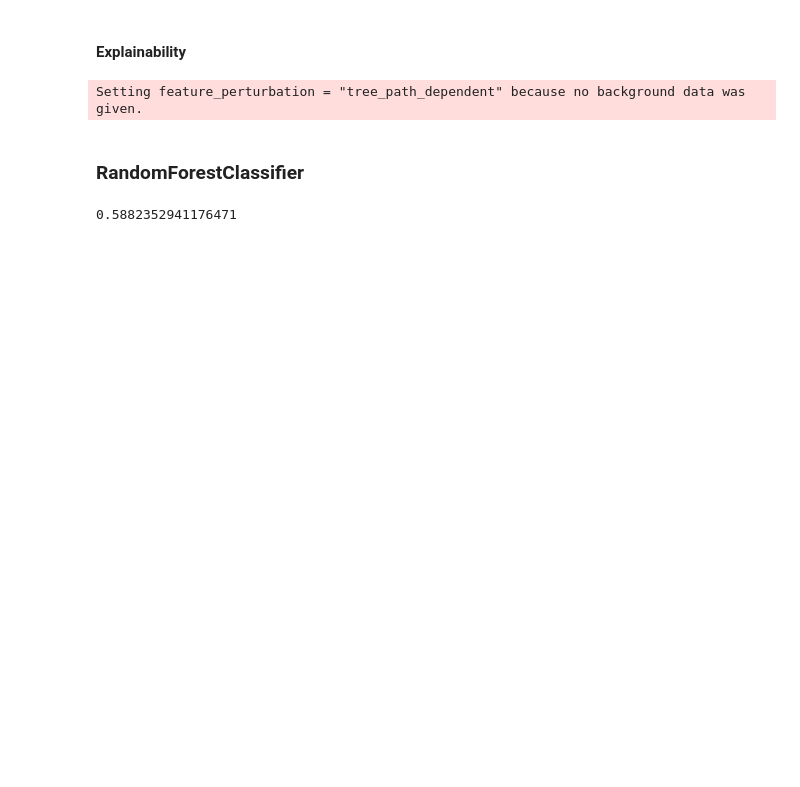
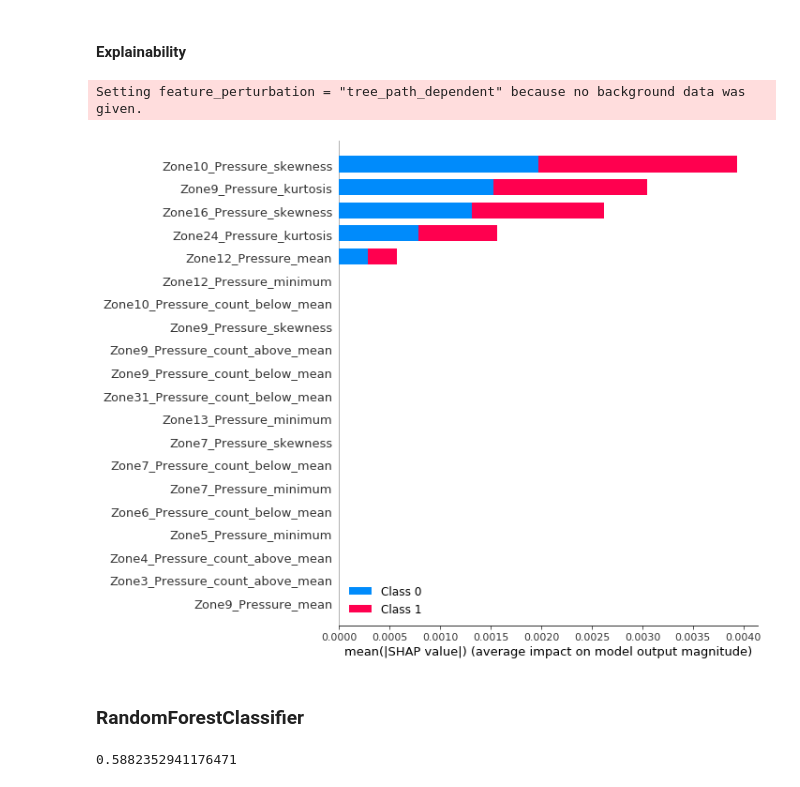
Before and after one commit to xetxezarreta/explainable_anomaly_detection, a Jupyter notebook: oscar_ad.ipynb, the cells around one changed output. Cells and saved outputs as stored; diff of their text form; code cells hidden in the pictures; blank space fills up the shorter version.

```diff
--- a/oscar_ad.ipynb
+++ b/oscar_ad.ipynb
@@ -88,11 +95,12 @@ Image(graph.create_png())
 # %%
 import shap
 
 explainer = shap.TreeExplainer(dt_model)
 shap_values = explainer.shap_values(X_train)
-#shap.summary_plot(shap_values, X_train)
+shap.summary_plot(shap_values, X_train)
 # %% [output]
 Setting feature_perturbation = "tree_path_dependent" because no background data was given.
+[figure, added]
 # %% [markdown]
 ### RandomForestClassifier
 # %%
```
Also changed, not shown: parts of 3 cells of this notebook.
